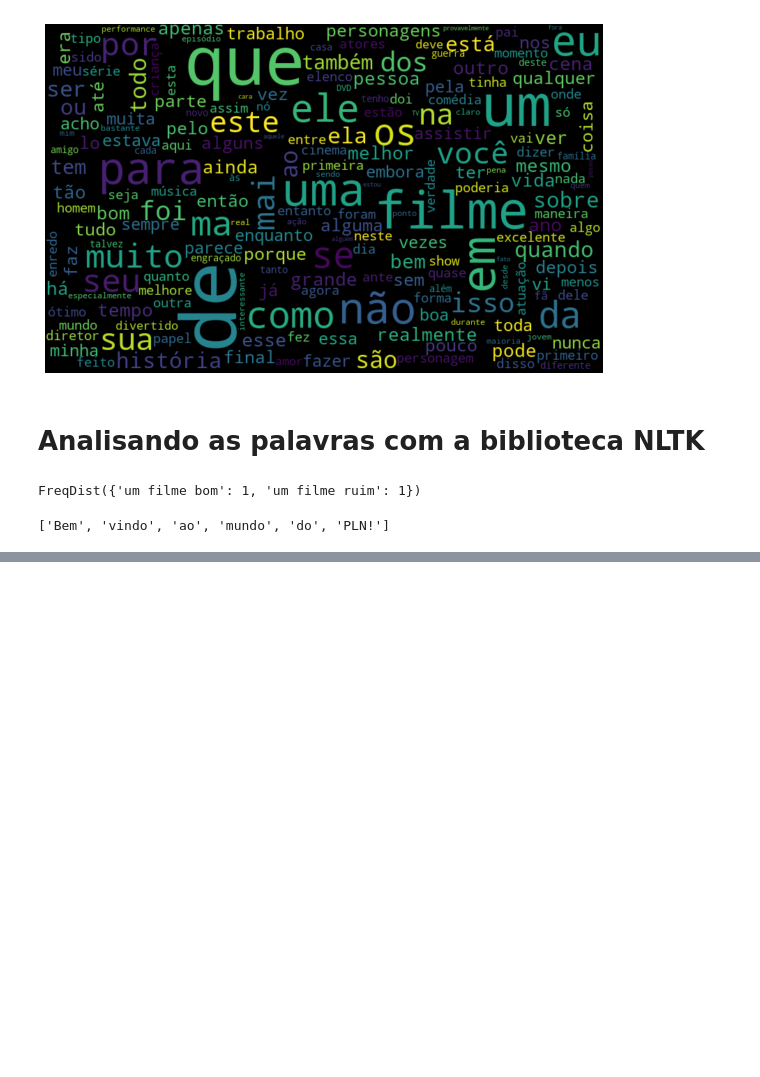
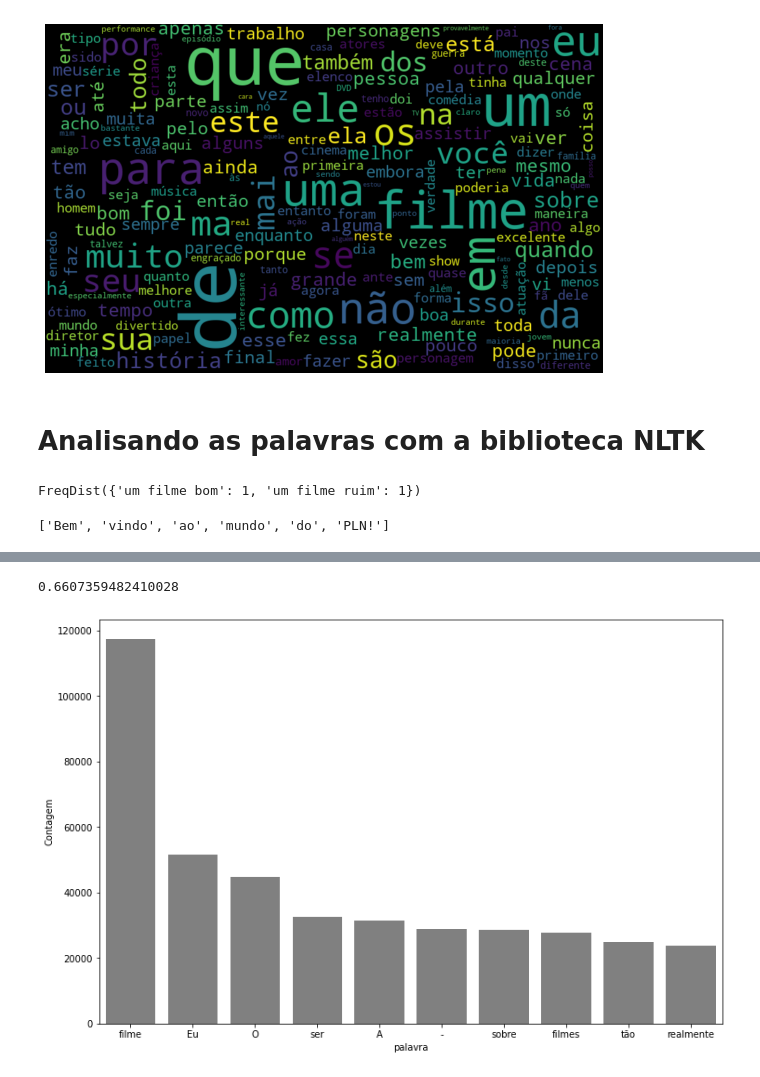
Before and after one commit to jonnes-nascimento/machine_learning, a Jupyter notebook: Introdução_aos_algoritmos_de_linguagem_neural_NLP_1.ipynb, the cells around one changed output, grey strips where cells are left out. Drawn from its saved outputs; the diff is of its cells as text; code cells hidden in the pictures; blank space fills up the shorter version.

```diff
--- a/Introdução_aos_algoritmos_de_linguagem_neural_NLP_1.ipynb
+++ b/Introdução_aos_algoritmos_de_linguagem_neural_NLP_1.ipynb
@@ -293,0 +295,24 @@ df_frequencia.nlargest(columns='frequencia', n=10)
+# %%
+def barras(texto, coluna_texto, quantidade):
+  todas_palavras = " ".join([texto for texto in texto[coluna_texto]])
+
+  token_frase = token_espaco.tokenize(todas_palavras)
+
+  frequencia = nltk.FreqDist(token_frase)
+
+  df_frequencia = pd.DataFrame({"palavra" : list(frequencia.keys()),
+                              "frequencia" : list(frequencia.values())})
+
+  palavras = df_frequencia.nlargest(columns='frequencia', n=quantidade)
+
+  plt.figure(figsize=(12, 8))
+
+  ax = sns.barplot(data=palavras, x="palavra", y="frequencia", color="gray")
+  ax.set(ylabel="Contagem")
+
+  plt.show()
+# %%
+# removendo as palavras que não agregam à análise do word cloud
+palavras_irrelevantes = nltk.corpus.stopwords.words("portuguese")
+
+print(palavras_irrelevantes)
@@ -293,0 +321,17 @@ df_frequencia.nlargest(columns='frequencia', n=10)
+# %%
+# este passo deve ser feito logo no início da análise de dados (na fase de pré-processamento)
+# vou fazer aqui somente para continuar com o raciocínio que venha seguindo durante o curso
+
+frase_processada = list()
+
+for opiniao in resenha.text_pt:
+  nova_frase = list()
+  palavras_texto = token_espaco.tokenize(opiniao)
+
+  for palavra in palavras_texto:
+    if palavra not in palavras_irrelevantes:
+      nova_frase.append(palavra)
+
+  frase_processada.append(" ".join(nova_frase))
+
+resenha["tratamento_1"] = frase_processada
@@ -293,0 +347,8 @@ df_frequencia.nlargest(columns='frequencia', n=10)
+# %%
+print(classificar_texto(resenha, "tratamento_1", "classificacao"))
+# %% [output]
+0.6607359482410028
+# %%
+ barras(resenha, "tratamento_1", 10)
+# %% [output]
+[figure, added]
```
Also changed, not shown: parts of 5 cells of this notebook.
